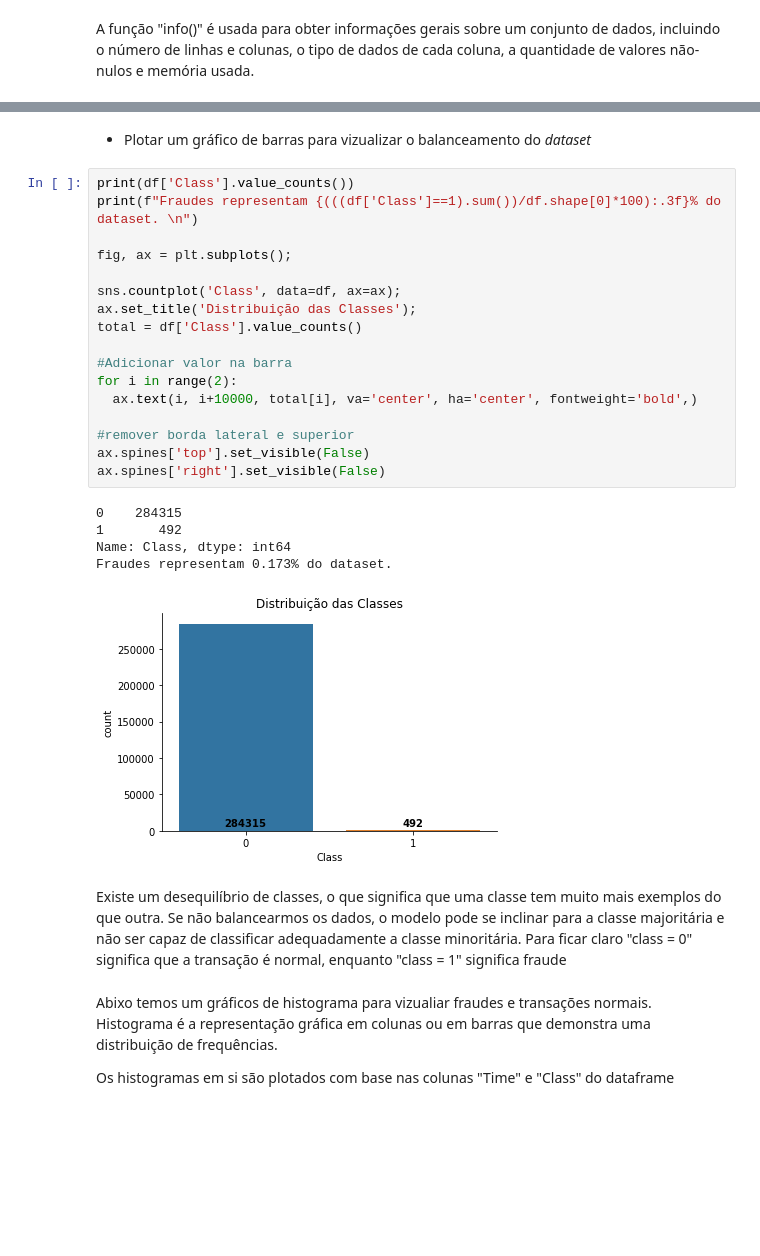
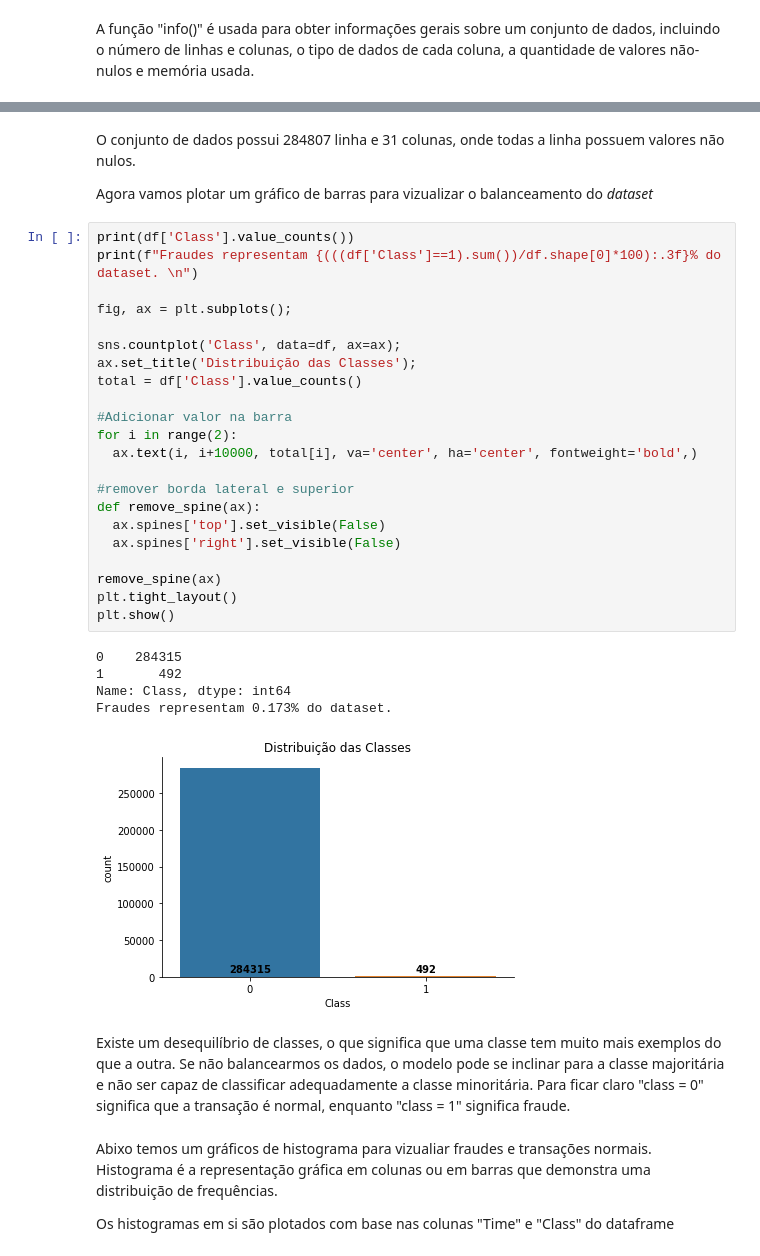
Before and after one commit to IsWallison/Deteccao_de_Fraude, a Jupyter notebook: Projeto_Detecção_de_Fraude_em_Cartões_de_Crédito.ipynb, the cells around one changed output, grey strips where cells are left out. Saved outputs shown, nothing was run; the diff lists cells and outputs as text; blank space fills up the shorter version.

```diff
--- a/Projeto_Detecção_de_Fraude_em_Cartões_de_Crédito.ipynb
+++ b/Projeto_Detecção_de_Fraude_em_Cartões_de_Crédito.ipynb
@@ -148,31 +159,38 @@ memory usage: 67.4 MB
 # %% [markdown]
-* Plotar um gráfico de barras para vizualizar o balanceamento do *dataset*
+O  conjunto de dados possui 284807 linha e 31 colunas, onde todas a linha possuem valores não nulos.
+
+Agora vamos plotar um gráfico de barras para vizualizar o balanceamento do *dataset*
 # %%
 print(df['Class'].value_counts())
 print(f"Fraudes representam {(((df['Class']==1).sum())/df.shape[0]*100):.3f}% do dataset. \n")
 
 fig, ax = plt.subplots();
 
 sns.countplot('Class', data=df, ax=ax);
 ax.set_title('Distribuição das Classes');
 total = df['Class'].value_counts()
 
 #Adicionar valor na barra
 for i in range(2):
   ax.text(i, i+10000, total[i], va='center', ha='center', fontweight='bold',)
 
 #remover borda lateral e superior
-ax.spines['top'].set_visible(False)
-ax.spines['right'].set_visible(False)
+def remove_spine(ax):
+  ax.spines['top'].set_visible(False)
+  ax.spines['right'].set_visible(False)
+
+remove_spine(ax)
+plt.tight_layout()
+plt.show()
 # %% [output]
 0    284315
 1       492
 Name: Class, dtype: int64
 Fraudes representam 0.173% do dataset.
-[figure, old version]
+[figure, new version]
 # %% [markdown]
-Existe um desequilíbrio de classes, o que significa que uma classe tem muito mais exemplos do que outra. Se não balancearmos os dados, o modelo pode se inclinar para a classe majoritária e não ser capaz de classificar adequadamente a classe minoritária.
-Para ficar claro "class = 0" significa que a transação é normal, enquanto "class = 1" significa fraude
+Existe um desequilíbrio de classes, o que significa que uma classe tem muito mais exemplos do que a outra. Se não balancearmos os dados, o modelo pode se inclinar para a classe majoritária e não ser capaz de classificar adequadamente a classe minoritária.
+Para ficar claro "class = 0" significa que a transação é normal, enquanto "class = 1" significa fraude.
 # %% [markdown]
 Abixo temos um gráficos de histograma para vizualiar fraudes e transações normais.
 Histograma é a representação gráfica em colunas ou em barras que demonstra uma distribuição de frequências.
```
Also changed, not shown: parts of 31 cells of this notebook.
